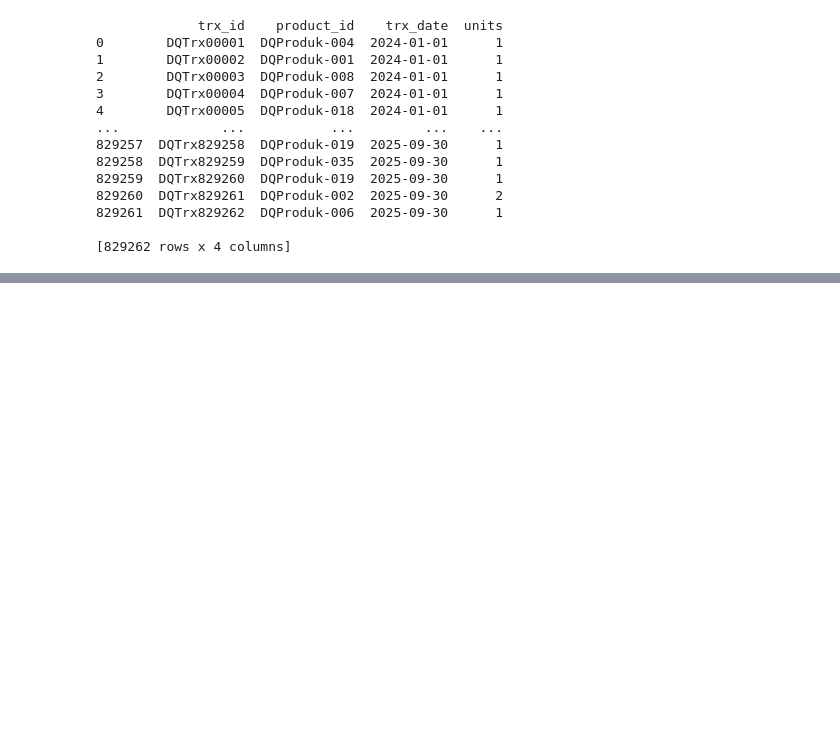
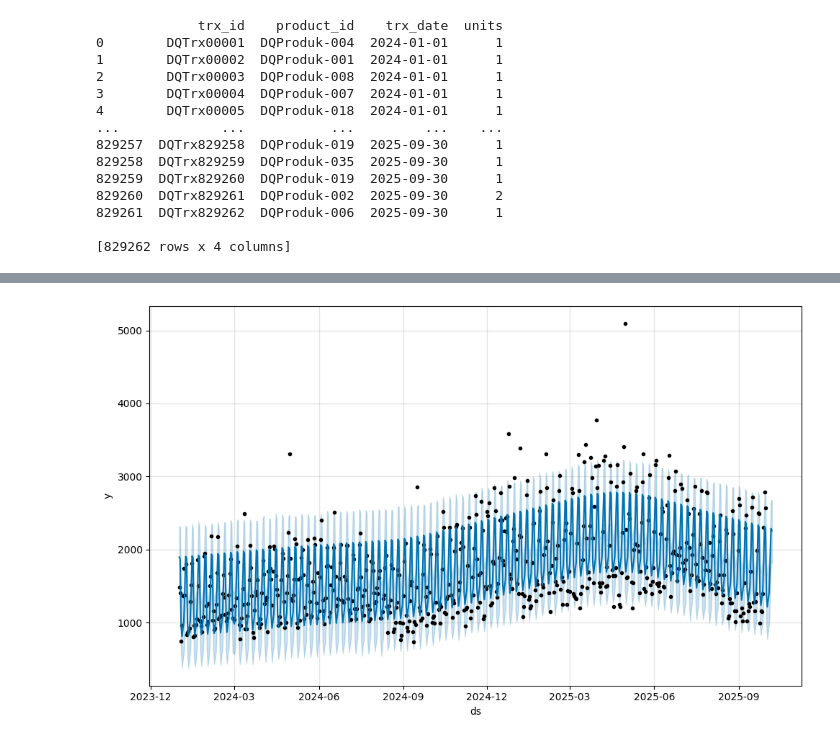
Before and after one commit to f1c221058/bussines-analyst-with-mechine-learning, a Jupyter notebook: Forecasting and Anomaly Detection.ipynb, the cells around one changed output, grey strips where cells are left out. Saved outputs shown, nothing was run; the diff lists cells and outputs as text; code cells hidden in the pictures; blank space fills up the shorter version.

```diff
--- a/Forecasting and Anomaly Detection.ipynb
+++ b/Forecasting and Anomaly Detection.ipynb
@@ -25,0 +231,45 @@ print(df)
+# %%
+# log yang dihasilkan oleh library Prophet sebagai error.
+import logging
+logging.getLogger('cmdstanpy').disabled = True
+
+# Import library
+import pandas as pd
+from prophet import Prophet
+import matplotlib.pyplot as plt
+
+#Baca dan tampilkan dataset “sales.csv” menggunakan read_csv dari library pandas.
+df = pd.read_csv("https://storage.googleapis.com/dqlab-dataset/sales.csv")
+
+#Agregasi tabel dalam bentuk total penjualan per hari dan simpan ke dataframe baru dengan nama “sales_by_date”
+sales_by_date = df.groupby('trx_date')['units'].sum().reset_index()
+
+#Ubah tipe data kolom waktu menjadi tipe waktu
+sales_by_date["trx_date"] = pd.to_datetime(sales_by_date["trx_date"])
+
+#Ubah nama kolom waktu menjadi “ds” dan nama kolom nilai menjadi “y”, simpan hasilnya ke dataframe baru dengan nama “prophet_df”
+prophet_df = sales_by_date.rename(columns={'trx_date': 'ds', 'units': 'y'})
+
+#Definisikan model prophet dan simpan dalam variable ‘model’
+model = Prophet()
+
+#Training model prophet dengan data yang sudah dirapikan dengan menggunakan atribut .fit
+model.fit(prophet_df)
+
+# Buat future dataframe untuk 30 hari ke depan
+future = model.make_future_dataframe(periods=30)
+
+# Forecasting
+prediction = model.predict(future)
+
+#Gunakan model.make_future_dataframe(periods=7, freq=’D’) untuk membuat dataframe waktu masa depan dan simpan tabel tersebut dalam variabel future
+future = model.make_future_dataframe(periods=7, freq='D')
+
+#Lakukan forecasting lagi namun dengan menggunakan dataframe yang baru dibuat
+future_prediction = model.predict(future)
+
+#Tampilkan hasil forecasting
+fig = model.plot(future_prediction)
+plt.show()
+# %% [output]
+[figure, added]
```
Also changed, not shown: parts of 14 cells of this notebook, 4 other files.
